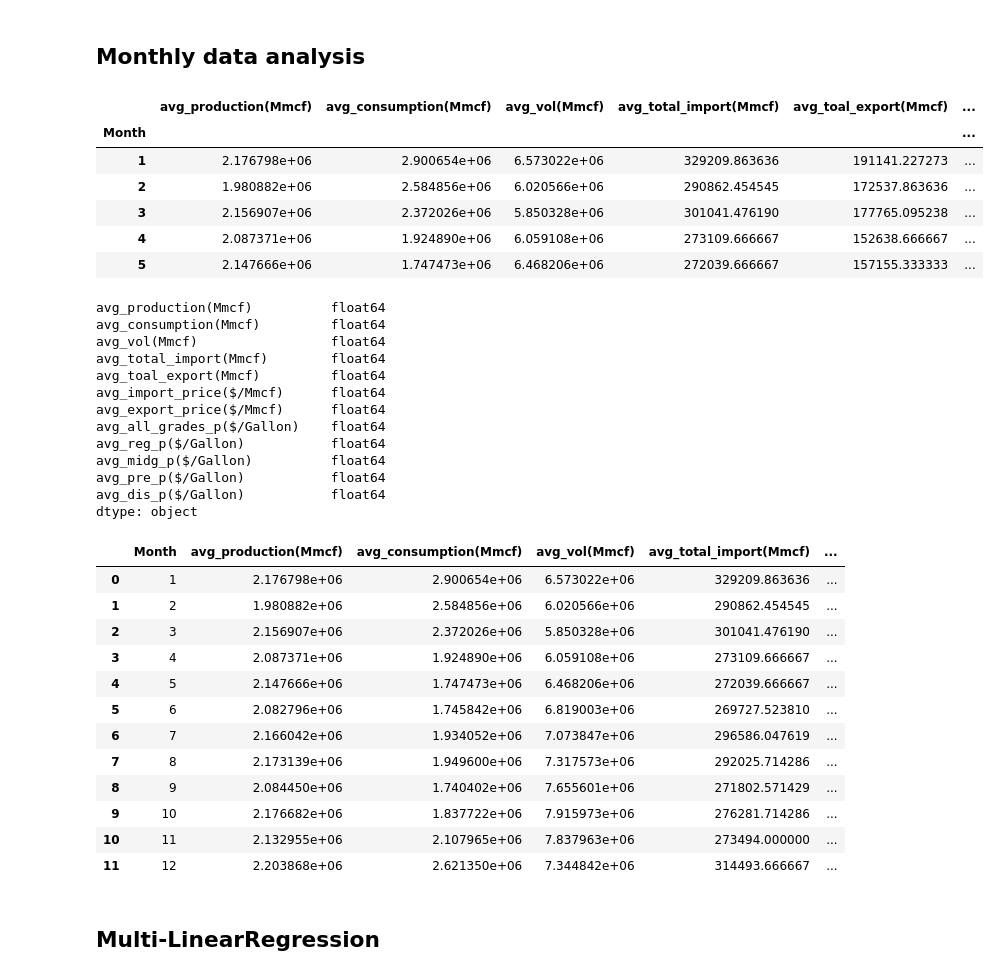
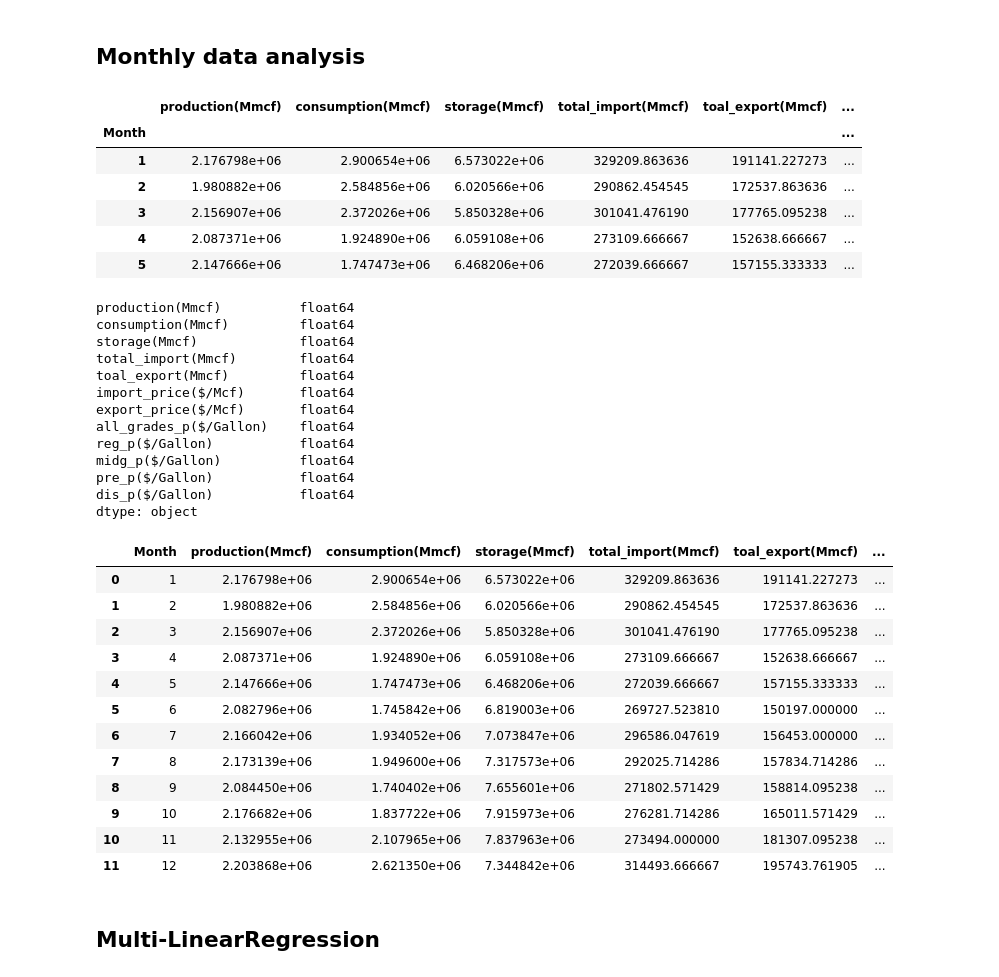
Before and after one commit to FIRE-Phoebe/Gas_Price_analysis, a Jupyter notebook: Supervised_ML.ipynb, the cells around one changed output. Saved outputs shown, nothing was run; the diff lists cells and outputs as text; code cells hidden in the pictures.

```diff
--- a/Supervised_ML.ipynb
+++ b/Supervised_ML.ipynb
@@ -291,23 +291,23 @@ monthly_avg_vol = us_gas_data.groupby(['Month']).mean()['Volumn(Mmcf)']
 # %%
 # create annual summary, reorder columns
 monthly_gas_summary = pd.DataFrame({
-    'avg_production(Mmcf)': monthly_gas_production,
-    'avg_consumption(Mmcf)': monthly_gas_consumption,
-    'avg_vol(Mmcf)': monthly_avg_vol,
-    'avg_total_import(Mmcf)': monthly_total_import,
-    'avg_toal_export(Mmcf)': monthly_total_export,
-    'avg_import_price($/Mmcf)': monthly_gas_import_p,
-    'avg_export_price($/Mmcf)': monthly_gas_export_p,
-    'avg_all_grades_p($/Gallon)': monthly_avg_all_grades_p,
-    'avg_reg_p($/Gallon)': monthly_avg_reg_p,
-    'avg_midg_p($/Gallon)': monthly_avg_midg_p,
-    'avg_pre_p($/Gallon)': monthly_avg_pre_p,
-    'avg_dis_p($/Gallon)': monthly_avg_dis_p
+    'production(Mmcf)': monthly_gas_production,
+    'consumption(Mmcf)': monthly_gas_consumption,
+    'storage(Mmcf)': monthly_avg_vol,
+    'total_import(Mmcf)': monthly_total_import,
+    'toal_export(Mmcf)': monthly_total_export,
+    'import_price($/Mcf)': monthly_gas_import_p,
+    'export_price($/Mcf)': monthly_gas_export_p,
+    'all_grades_p($/Gallon)': monthly_avg_all_grades_p,
+    'reg_p($/Gallon)': monthly_avg_reg_p,
+    'midg_p($/Gallon)': monthly_avg_midg_p,
+    'pre_p($/Gallon)': monthly_avg_pre_p,
+    'dis_p($/Gallon)': monthly_avg_dis_p
 })
 
 monthly_gas_summary.head()
 # %% [output]
-|  | avg_production(Mmcf) | avg_consumption(Mmcf) | avg_vol(Mmcf) | avg_total_import(Mmcf) | avg_toal_export(Mmcf) | ... |
+|  | production(Mmcf) | consumption(Mmcf) | storage(Mmcf) | total_import(Mmcf) | toal_export(Mmcf) | ... |
 | Month |  |  |  |  |  | ... |
 | 1 | 2.176798e+06 | 2.900654e+06 | 6.573022e+06 | 329209.863636 | 191141.227273 | ... |
 | 2 | 1.980882e+06 | 2.584856e+06 | 6.020566e+06 | 290862.454545 | 172537.863636 | ... |
@@ -317,17 +317,17 @@ monthly_gas_summary.head()
 # %%
 monthly_gas_summary.dtypes
 # %% [output]
-avg_production(Mmcf)          float64
-avg_consumption(Mmcf)         float64
-avg_vol(Mmcf)                 float64
-avg_total_import(Mmcf)        float64
-avg_toal_export(Mmcf)         float64
-avg_import_price($/Mmcf)      float64
-avg_export_price($/Mmcf)      float64
-avg_all_grades_p($/Gallon)    float64
-avg_reg_p($/Gallon)           float64
-avg_midg_p($/Gallon)          float64
-avg_pre_p($/Gallon)           float64
-avg_dis_p($/Gallon)           float64
+production(Mmcf)          float64
+consumption(Mmcf)         float64
+storage(Mmcf)             float64
+total_import(Mmcf)        float64
+toal_export(Mmcf)         float64
+import_price($/Mcf)       float64
+export_price($/Mcf)       float64
+all_grades_p($/Gallon)    float64
+reg_p($/Gallon)           float64
+midg_p($/Gallon)          float64
+pre_p($/Gallon)           float64
+dis_p($/Gallon)           float64
 dtype: object
 # %%
@@ -336,19 +336,19 @@ dtype: object
 monthly_gas_summary = monthly_gas_summary.reset_index()
 monthly_gas_summary
 # %% [output]
-|  | Month | avg_production(Mmcf) | avg_consumption(Mmcf) | avg_vol(Mmcf) | avg_total_import(Mmcf) | ... |
-| 0 | 1 | 2.176798e+06 | 2.900654e+06 | 6.573022e+06 | 329209.863636 | ... |
-| 1 | 2 | 1.980882e+06 | 2.584856e+06 | 6.020566e+06 | 290862.454545 | ... |
-| 2 | 3 | 2.156907e+06 | 2.372026e+06 | 5.850328e+06 | 301041.476190 | ... |
-| 3 | 4 | 2.087371e+06 | 1.924890e+06 | 6.059108e+06 | 273109.666667 | ... |
-| 4 | 5 | 2.147666e+06 | 1.747473e+06 | 6.468206e+06 | 272039.666667 | ... |
-| 5 | 6 | 2.082796e+06 | 1.745842e+06 | 6.819003e+06 | 269727.523810 | ... |
-| 6 | 7 | 2.166042e+06 | 1.934052e+06 | 7.073847e+06 | 296586.047619 | ... |
-| 7 | 8 | 2.173139e+06 | 1.949600e+06 | 7.317573e+06 | 292025.714286 | ... |
-| 8 | 9 | 2.084450e+06 | 1.740402e+06 | 7.655601e+06 | 271802.571429 | ... |
-| 9 | 10 | 2.176682e+06 | 1.837722e+06 | 7.915973e+06 | 276281.714286 | ... |
-| 10 | 11 | 2.132955e+06 | 2.107965e+06 | 7.837963e+06 | 273494.000000 | ... |
-| 11 | 12 | 2.203868e+06 | 2.621350e+06 | 7.344842e+06 | 314493.666667 | ... |
+|  | Month | production(Mmcf) | consumption(Mmcf) | storage(Mmcf) | total_import(Mmcf) | toal_export(Mmcf) | ... |
+| 0 | 1 | 2.176798e+06 | 2.900654e+06 | 6.573022e+06 | 329209.863636 | 191141.227273 | ... |
+| 1 | 2 | 1.980882e+06 | 2.584856e+06 | 6.020566e+06 | 290862.454545 | 172537.863636 | ... |
+| 2 | 3 | 2.156907e+06 | 2.372026e+06 | 5.850328e+06 | 301041.476190 | 177765.095238 | ... |
+| 3 | 4 | 2.087371e+06 | 1.924890e+06 | 6.059108e+06 | 273109.666667 | 152638.666667 | ... |
+| 4 | 5 | 2.147666e+06 | 1.747473e+06 | 6.468206e+06 | 272039.666667 | 157155.333333 | ... |
+| 5 | 6 | 2.082796e+06 | 1.745842e+06 | 6.819003e+06 | 269727.523810 | 150197.000000 | ... |
+| 6 | 7 | 2.166042e+06 | 1.934052e+06 | 7.073847e+06 | 296586.047619 | 156453.000000 | ... |
+| 7 | 8 | 2.173139e+06 | 1.949600e+06 | 7.317573e+06 | 292025.714286 | 157834.714286 | ... |
+| 8 | 9 | 2.084450e+06 | 1.740402e+06 | 7.655601e+06 | 271802.571429 | 158814.095238 | ... |
+| 9 | 10 | 2.176682e+06 | 1.837722e+06 | 7.915973e+06 | 276281.714286 | 165011.571429 | ... |
+| 10 | 11 | 2.132955e+06 | 2.107965e+06 | 7.837963e+06 | 273494.000000 | 181307.095238 | ... |
+| 11 | 12 | 2.203868e+06 | 2.621350e+06 | 7.344842e+06 | 314493.666667 | 195743.761905 | ... |
 # %% [markdown]
 ## Multi-LinearRegression
 # %%
```
Also changed, not shown: parts of 9 cells of this notebook, 12 other files.
